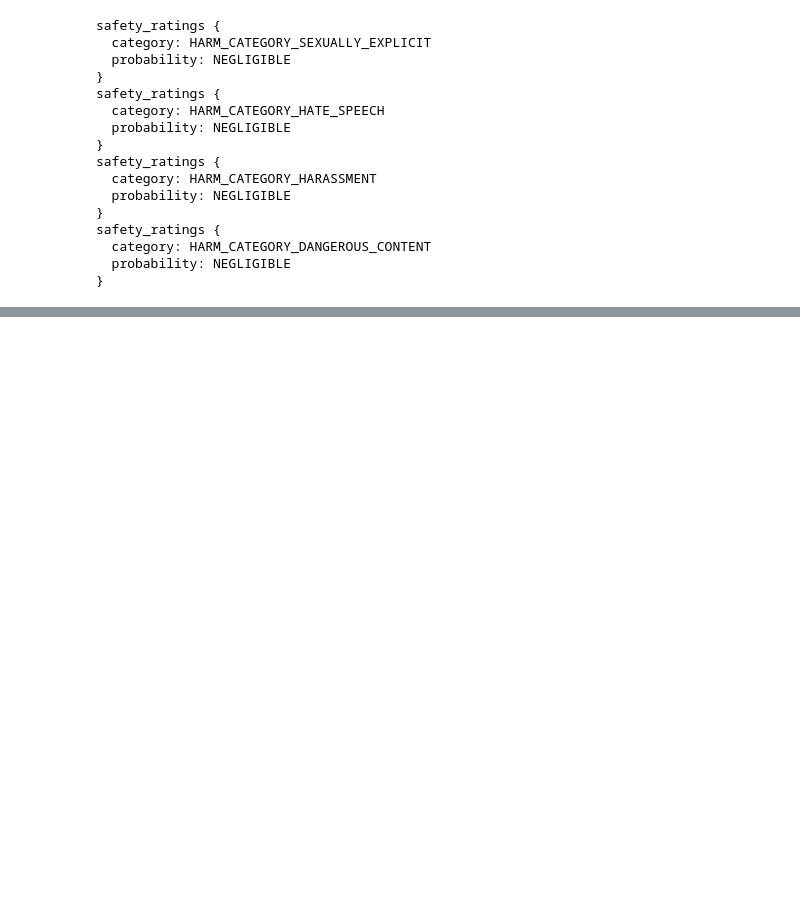
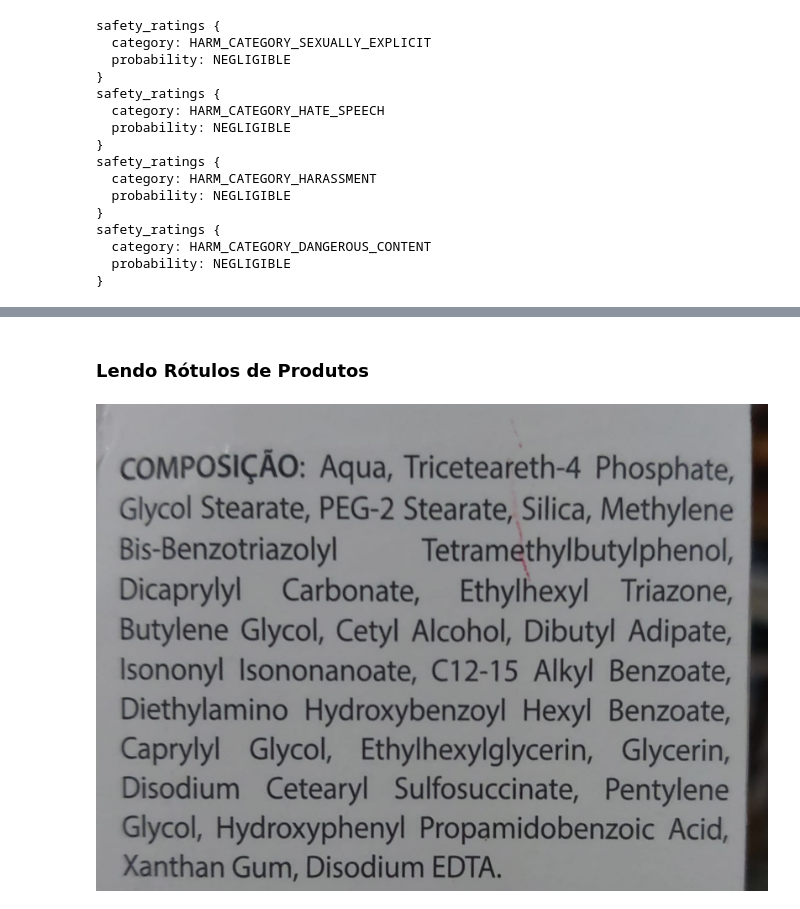
Before and after one commit to JessicaIta/gemini-models, a Jupyter notebook: gemini-intro.ipynb, the cells around one changed output, grey strips where cells are left out. Saved outputs shown, nothing was run; the diff lists cells and outputs as text; code cells hidden in the pictures; blank space fills up the shorter version.

Commit message:
leitura de rótulos

```diff
--- a/gemini-intro.ipynb
+++ b/gemini-intro.ipynb
@@ -150,0 +175,7 @@ to_markdown(response.text)
+# %% [markdown]
+### Lendo Rótulos de Produtos
+# %%
+img = Image('imagens/rotulo.jpeg')
+img
+# %% [output]
+[figure, added]
```
Also changed, not shown: parts of 14 cells of this notebook, 3 other files.
